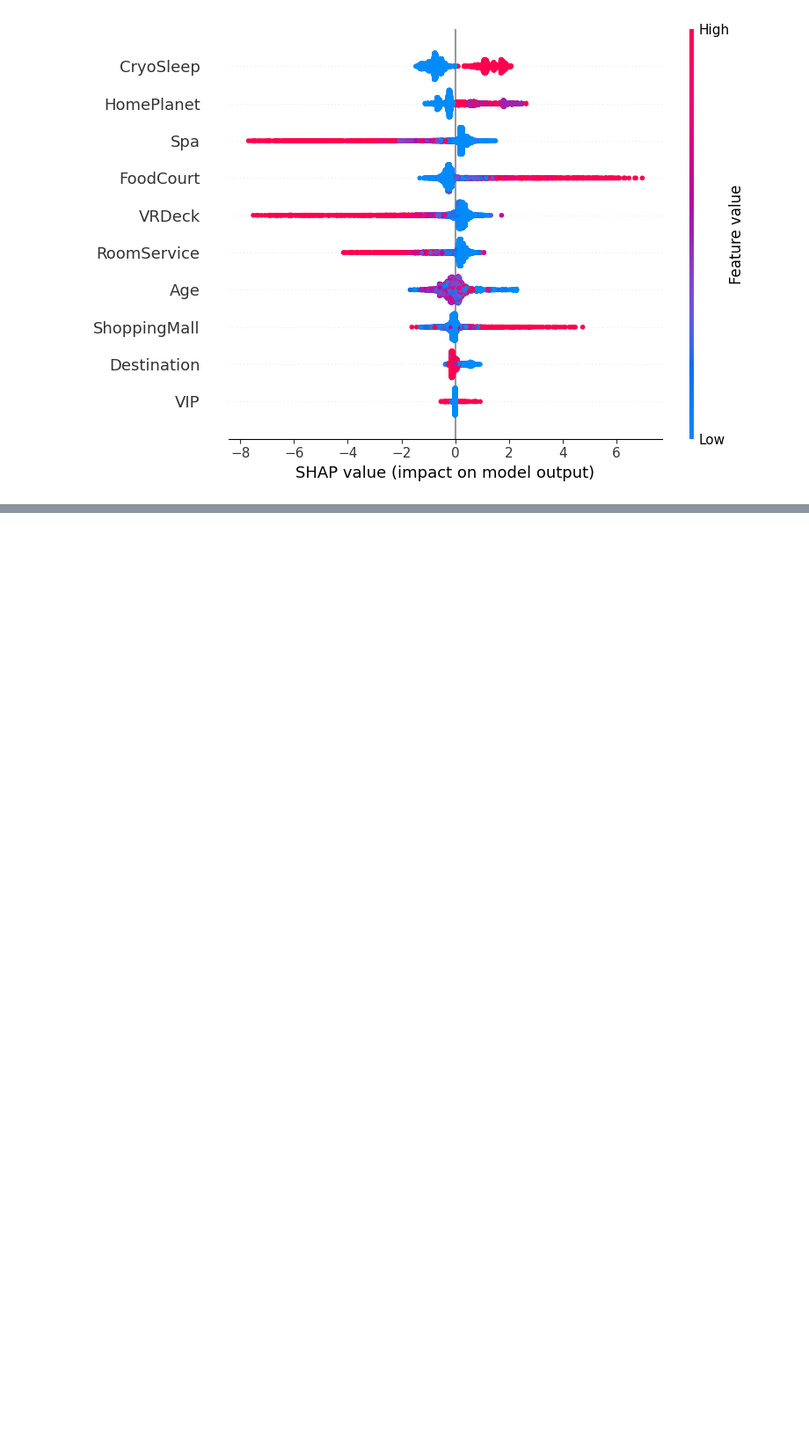
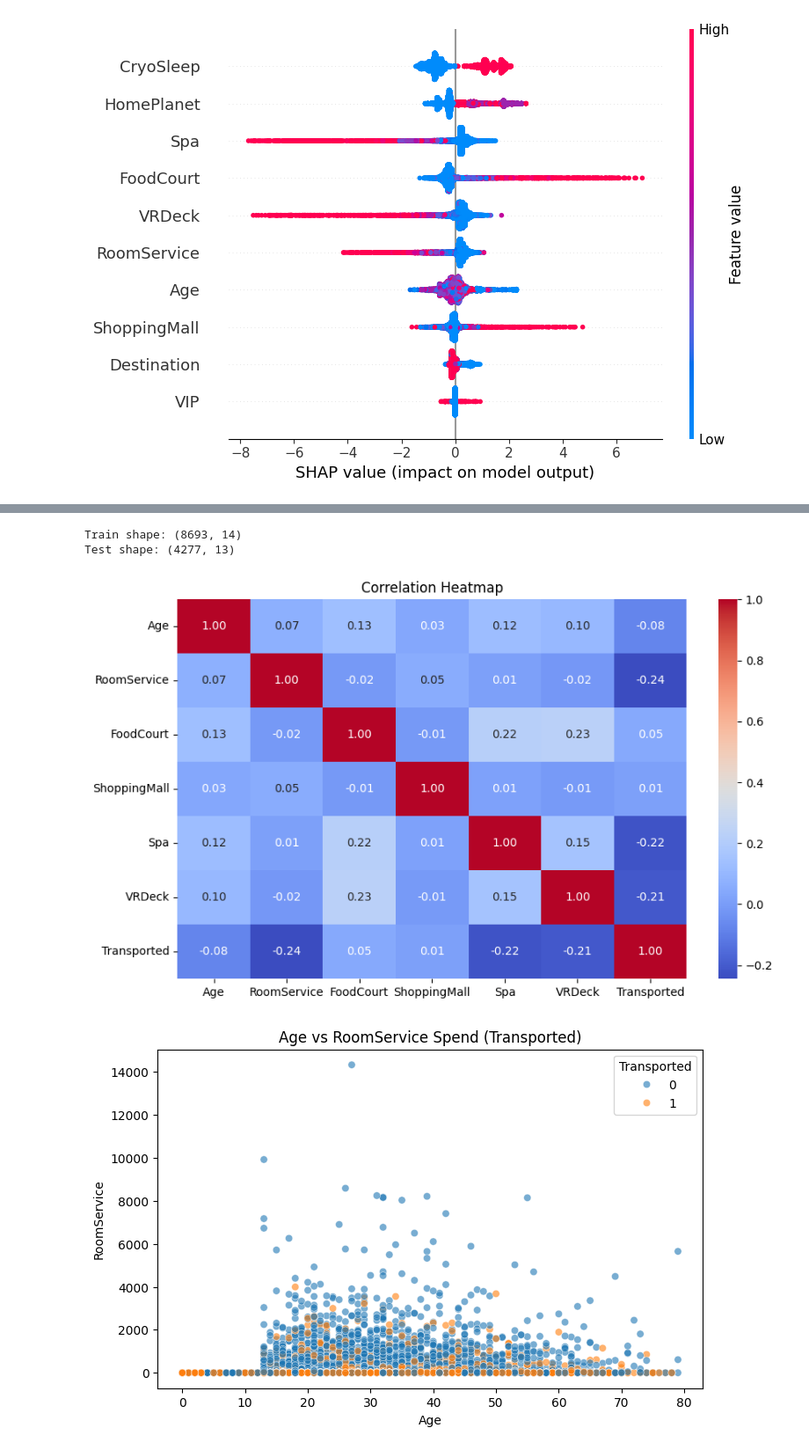
Before and after one commit to Kaggle-challange-group8/Titanic_space_ship_group_8, a Jupyter notebook: Kaggle_challange_group8.ipynb, the cells around one changed output, grey strips where cells are left out. Shown at 88% size. Saved outputs shown, nothing was run; the diff lists cells and outputs as text; code cells hidden in the pictures; blank space fills up the shorter version.

```diff
--- a/Kaggle_challange_group8.ipynb
+++ b/Kaggle_challange_group8.ipynb
@@ -569,0 +534,74 @@ Passing `palette` without assigning `hue` is deprecated and will be removed in v
+# %%
+import pandas as pd
+
+# Reload train and test data
+train_url = "https://raw.githubusercontent.com/Kaggle-challange-group8/Titanic_space_ship_group_8/refs/heads/main/train-3.csv"
+test_url = "https://raw.githubusercontent.com/Kaggle-challange-group8/Titanic_space_ship_group_8/refs/heads/main/test-3.csv"
+
+train_df = pd.read_csv(train_url)
+test_df = pd.read_csv(test_url)
+
+print("Train shape:", train_df.shape)
+print("Test shape:", test_df.shape)
+# %% [output]
+Train shape: (8693, 14)
+Test shape: (4277, 13)
+# %%
+import seaborn as sns
+import matplotlib.pyplot as plt
+import numpy as np
+import missingno as msno
+
+# Convert 'Transported' to int
+train_df['Transported'] = train_df['Transported'].astype(int)
+
+# --- 1. Correlation Heatmap ---
+plt.figure(figsize=(10, 6))
+corr_matrix = train_df.select_dtypes(include=[np.number]).corr()
+sns.heatmap(corr_matrix, annot=True, cmap="coolwarm", fmt=".2f")
+plt.title("Correlation Heatmap")
+plt.show()
+
+# --- 2. Scatter Plots ---
+plt.figure(figsize=(8, 5))
+sns.scatterplot(data=train_df, x='Age', y='RoomService', hue='Transported', alpha=0.6)
+plt.title('Age vs RoomService Spend (Transported)')
+plt.show()
+
+plt.figure(figsize=(8, 5))
+sns.scatterplot(data=train_df, x='FoodCourt', y='Spa', hue='Transported', alpha=0.6)
+plt.title('FoodCourt vs Spa Spend (Transported)')
+plt.show()
+
+plt.figure(figsize=(8, 5))
+sns.scatterplot(data=train_df, x='VRDeck', y='ShoppingMall', hue='Transported', alpha=0.6)
+plt.title('VRDeck vs ShoppingMall Spend (Transported)')
+plt.show()
+
+# --- 3. Pairplot (Extra Dimensions) ---
+sample_df = train_df[['Age', 'RoomService', 'VRDeck', 'Transported']].dropna().sample(n=500, random_state=42)
+sns.pairplot(sample_df, hue='Transported')
+plt.suptitle("Pairplot of Key Numeric Features")
+plt.show()
+
+# --- 4. Boxplot / Violin plots ---
+spend_features = ['RoomService', 'FoodCourt', 'ShoppingMall', 'Spa', 'VRDeck']
+for feature in spend_features:
+    plt.figure(figsize=(6, 4))
+    sns.violinplot(x='Transported', y=feature, data=train_df)
+    plt.title(f'{feature} Spend by Transported')
+    plt.tight_layout()
+    plt.show()
+
+# --- 5. Countplots for Categorical Features ---
+cat_features = ['HomePlanet', 'CryoSleep', 'Destination', 'VIP']
+for col in cat_features:
+    plt.figure(figsize=(6, 4))
+    sns.countplot(data=train_df, x=col, hue='Transported')
+    plt.title(f'{col} vs Transported')
+    plt.xticks(rotation=30)
+    plt.tight_layout()
+    plt.show()
+# %% [output]
+[figure, added]
+[figure, added]
```
Also changed, not shown: parts of 15 cells of this notebook.
